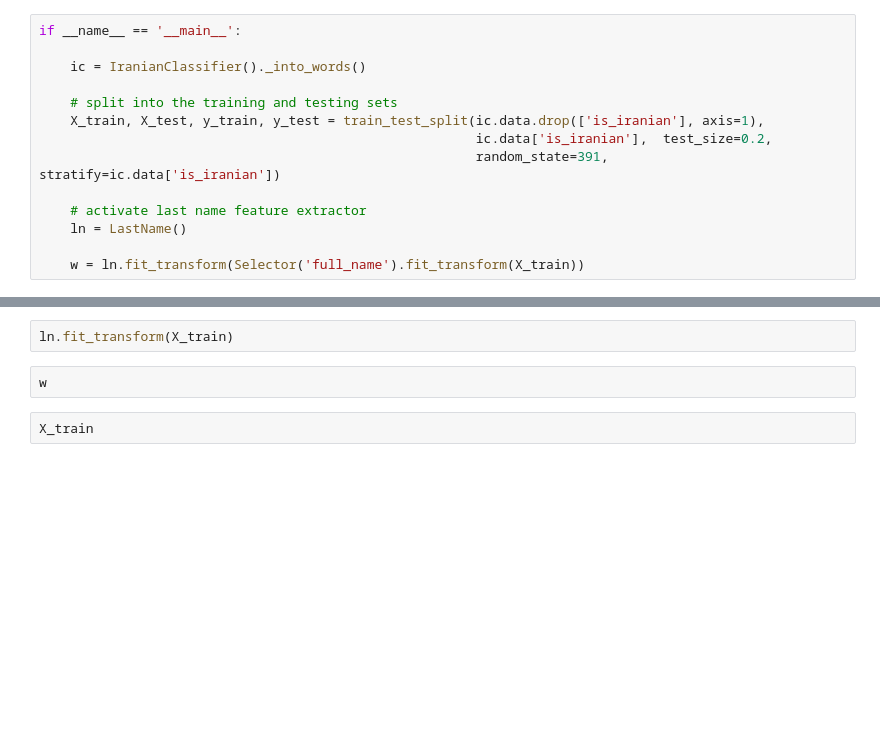
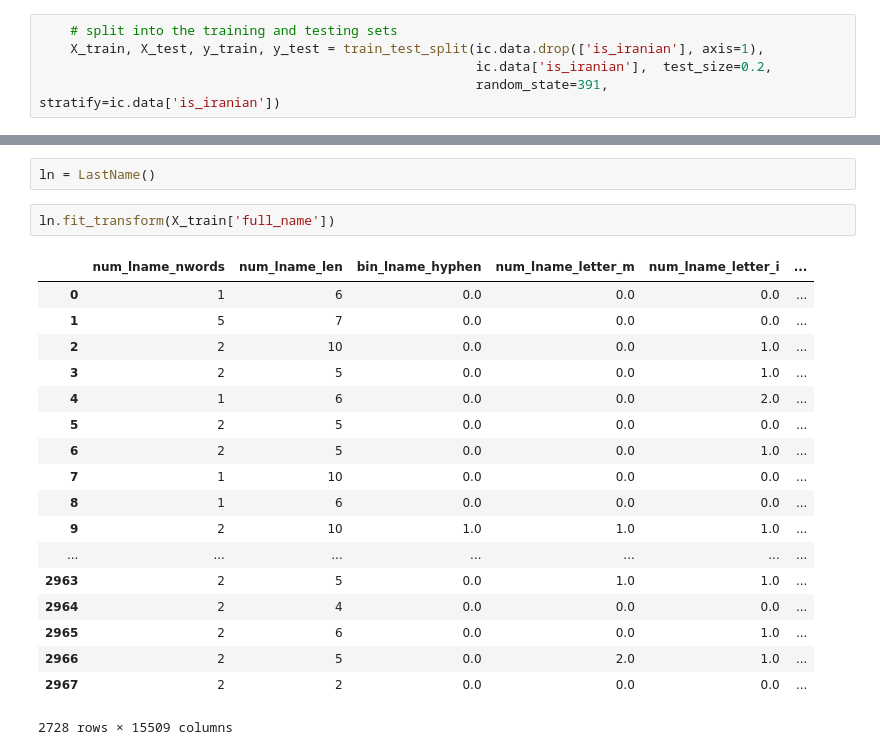
Before and after one commit to eeghor/ethnicity_detector, a Jupyter notebook: iranian-classifier.ipynb, the cells around one changed output, grey strips where cells are left out. Drawn from its saved outputs; the diff is of its cells as text; blank space fills up the shorter version.

```diff
--- a/iranian-classifier.ipynb
+++ b/iranian-classifier.ipynb
@@ -145,14 +156,5 @@ class LastName(BaseEstimator, TransformerMixin):
 # %%
-if __name__ == '__main__':
-
-    ic = IranianClassifier()._into_words()
-
     # split into the training and testing sets
     X_train, X_test, y_train, y_test = train_test_split(ic.data.drop(['is_iranian'], axis=1),
                                                         ic.data['is_iranian'],  test_size=0.2,
                                                         random_state=391, stratify=ic.data['is_iranian'])
-
-    # activate last name feature extractor
-    ln = LastName()
-
-    w = ln.fit_transform(Selector('full_name').fit_transform(X_train))
@@ -161,6 +169,23 @@ w
+# %%
+ln = LastName()
 # %%
-ln.fit_transform(X_train)
+ln.fit_transform(X_train['full_name'])
+# %% [output]
+|  | num_lname_nwords | num_lname_len | bin_lname_hyphen | num_lname_letter_m | num_lname_letter_i | ... |
+| 0 | 1 | 6 | 0.0 | 0.0 | 0.0 | ... |
+| 1 | 5 | 7 | 0.0 | 0.0 | 0.0 | ... |
+| 2 | 2 | 10 | 0.0 | 0.0 | 1.0 | ... |
+| 3 | 2 | 5 | 0.0 | 0.0 | 1.0 | ... |
+| 4 | 1 | 6 | 0.0 | 0.0 | 2.0 | ... |
+| 5 | 2 | 5 | 0.0 | 0.0 | 0.0 | ... |
+| 6 | 2 | 5 | 0.0 | 0.0 | 1.0 | ... |
+| 7 | 1 | 10 | 0.0 | 0.0 | 0.0 | ... |
+| 8 | 1 | 6 | 0.0 | 0.0 | 0.0 | ... |
+| 9 | 2 | 10 | 1.0 | 1.0 | 1.0 | ... |
+| ... | ... | ... | ... | ... | ... | ... |
+| 2963 | 2 | 5 | 0.0 | 1.0 | 1.0 | ... |
+| 2964 | 2 | 4 | 0.0 | 0.0 | 0.0 | ... |
+| 2965 | 2 | 6 | 0.0 | 0.0 | 1.0 | ... |
+| 2966 | 2 | 5 | 0.0 | 2.0 | 1.0 | ... |
+| 2967 | 2 | 2 | 0.0 | 0.0 | 0.0 | ... |
+2728 rows × 15509 columns
-# %%
-w
-# %%
-X_train
```
Also changed, not shown: parts of 7 cells of this notebook.
